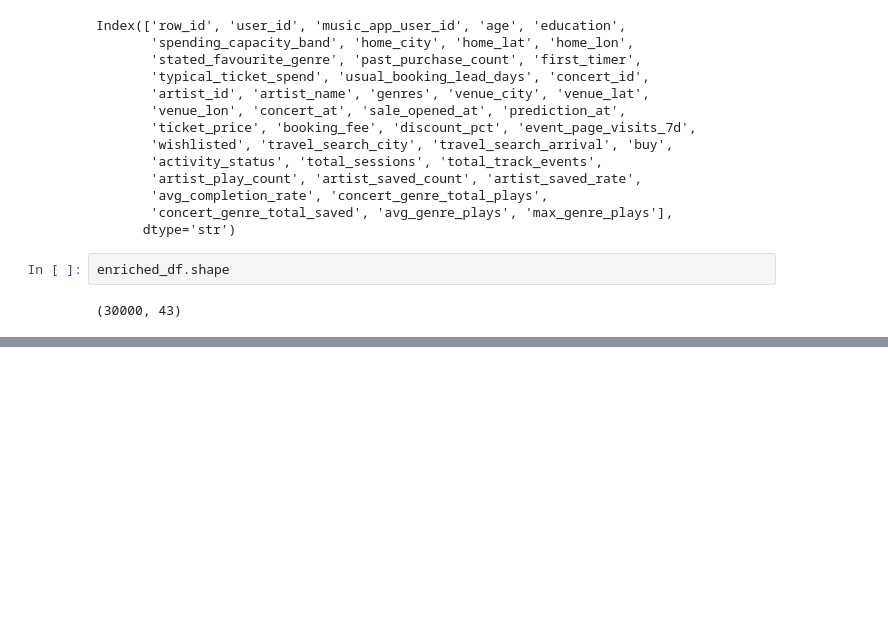
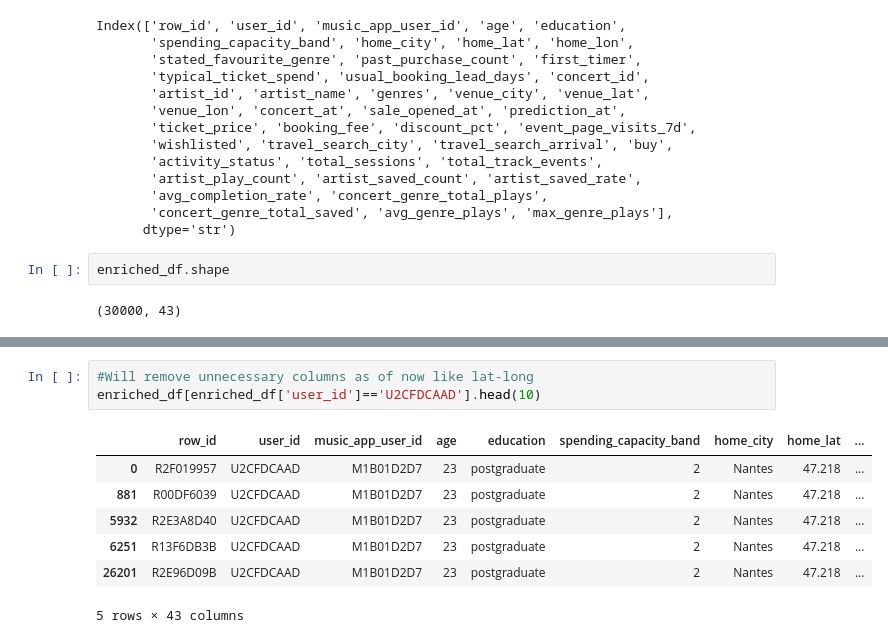
Before and after one commit to tanishka-p0024/DSBA-M1-Data-Challenge, a Jupyter notebook: notebooks/feature_engineering_merging.ipynb, the cells around one changed output, grey strips where cells are left out. Cells and saved outputs as stored; diff of their text form; blank space fills up the shorter version.

```diff
--- a/notebooks/feature_engineering_merging.ipynb
+++ b/notebooks/feature_engineering_merging.ipynb
@@ -521,0 +533,11 @@ enriched_df.shape
+# %%
+#Will remove unnecessary columns as of now like lat-long
+enriched_df[enriched_df['user_id']=='U2CFDCAAD'].head(10)
+# %% [output]
+|  | row_id | user_id | music_app_user_id | age | education | spending_capacity_band | home_city | home_lat | ... |
+| 0 | R2F019957 | U2CFDCAAD | M1B01D2D7 | 23 | postgraduate | 2 | Nantes | 47.218 | ... |
+| 881 | R00DF6039 | U2CFDCAAD | M1B01D2D7 | 23 | postgraduate | 2 | Nantes | 47.218 | ... |
+| 5932 | R2E3A8D40 | U2CFDCAAD | M1B01D2D7 | 23 | postgraduate | 2 | Nantes | 47.218 | ... |
+| 6251 | R13F6DB3B | U2CFDCAAD | M1B01D2D7 | 23 | postgraduate | 2 | Nantes | 47.218 | ... |
+| 26201 | R2E96D09B | U2CFDCAAD | M1B01D2D7 | 23 | postgraduate | 2 | Nantes | 47.218 | ... |
+5 rows × 43 columns
```
Also changed, not shown: parts of 4 cells of this notebook, 6 other files.
